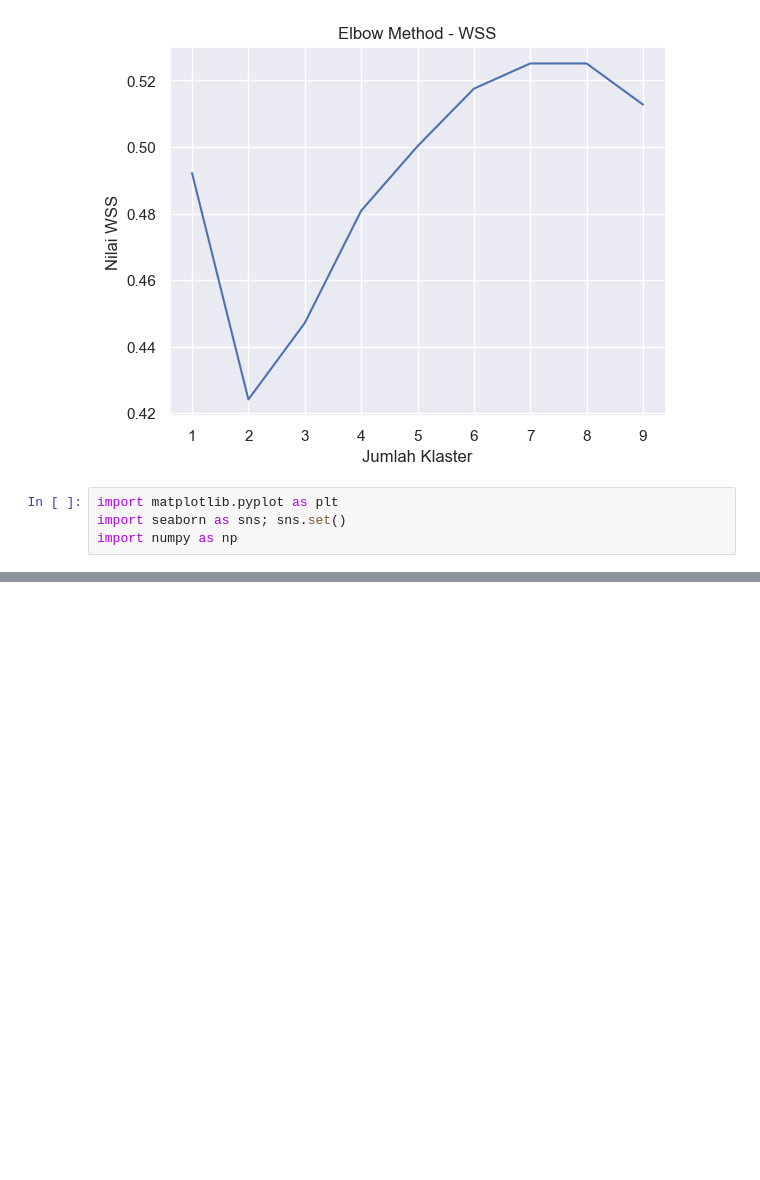
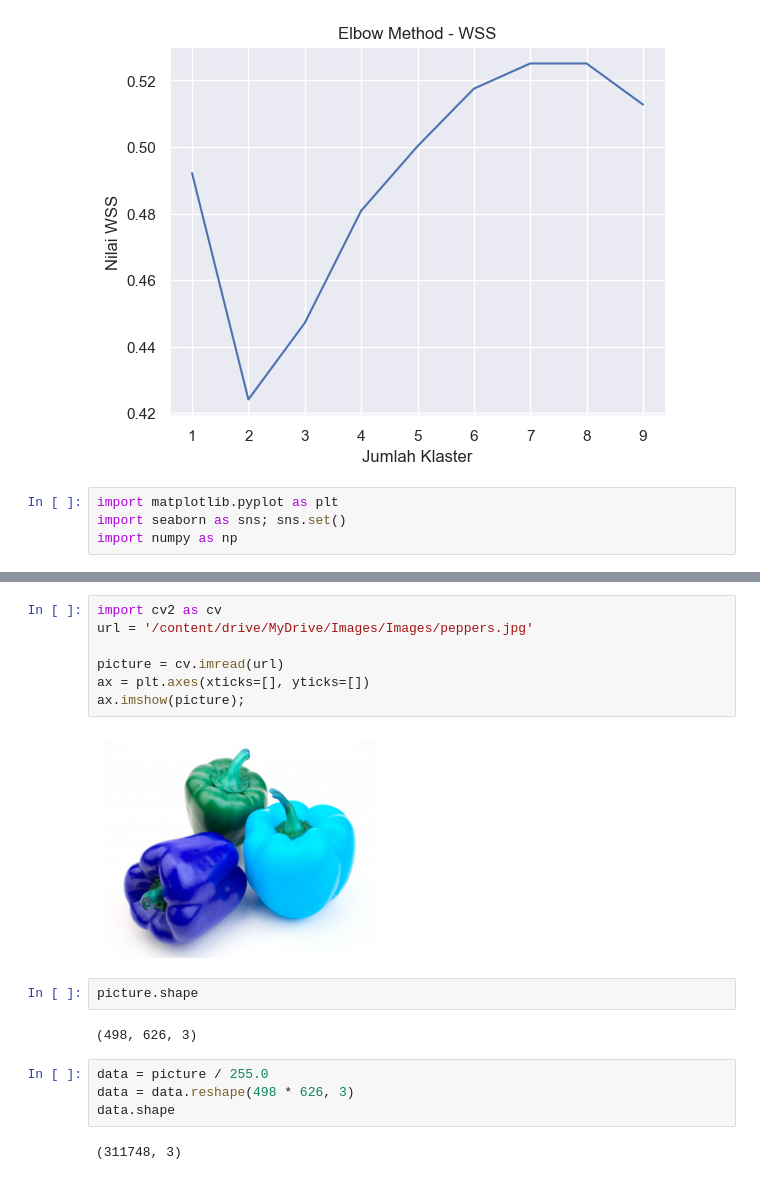
Before and after one commit to Agustindwinurhamidah/Machine-Learning, a Jupyter notebook: PERTEMUAN_14_KMEANS.ipynb, the cells around one changed output, grey strips where cells are left out. Cells and saved outputs as stored; diff of their text form; blank space fills up the shorter version.

```diff
--- a/PERTEMUAN_14_KMEANS.ipynb
+++ b/PERTEMUAN_14_KMEANS.ipynb
@@ -305,2 +305,21 @@ url = '/content/drive/MyDrive/Images/Images/rose_pink.png'
 # %% [output]
 Mounted at /content/drive
+# %%
+import cv2 as cv
+url = '/content/drive/MyDrive/Images/Images/peppers.jpg'
+
+picture = cv.imread(url)
+ax = plt.axes(xticks=[], yticks=[])
+ax.imshow(picture);
+# %% [output]
+[figure, added]
+# %%
+picture.shape
+# %% [output]
+(498, 626, 3)
+# %%
+data = picture / 255.0
+data = data.reshape(498 * 626, 3)
+data.shape
+# %% [output]
+(311748, 3)
```
Also changed, not shown: parts of 10 cells of this notebook.
